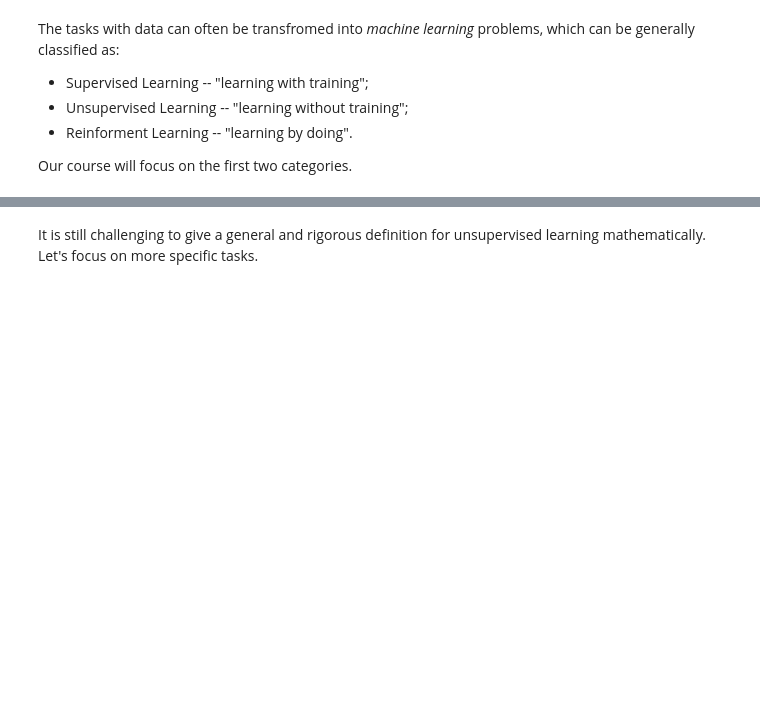
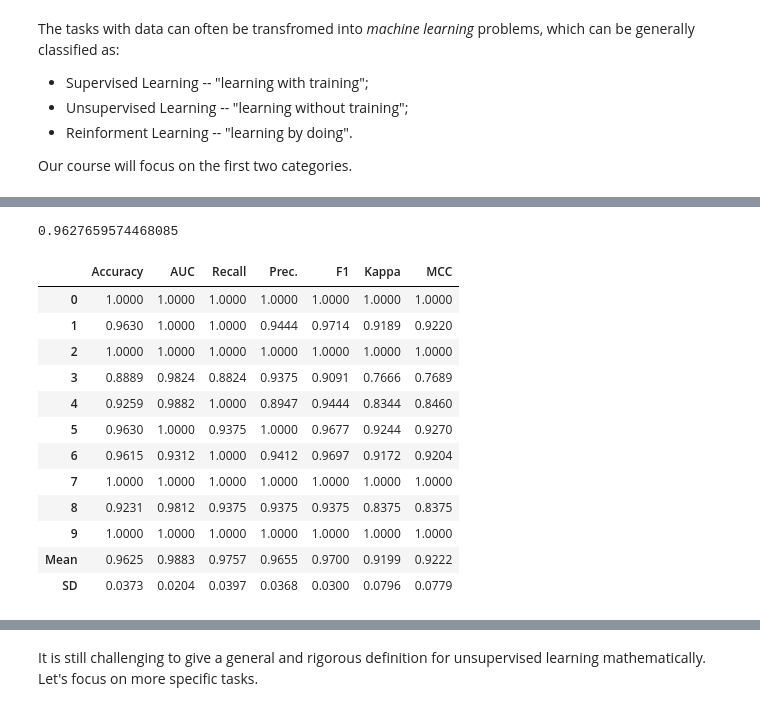
Before and after one commit to cliffzhou92/UCI_MATH_10, a Jupyter notebook: lecture/lec_1/lecture_1.ipynb, the cells around one changed output, grey strips where cells are left out. Cells and saved outputs as stored; diff of their text form; code cells hidden in the pictures; blank space fills up the shorter version.

```diff
--- a/lecture/lec_1/lecture_1.ipynb
+++ b/lecture/lec_1/lecture_1.ipynb
@@ -256,0 +422,22 @@ which can be tacked numeracally by optimzation methods (including the popular st
+# %%
+predictions_lr = predict_model(final_lr, data = X_test)
+np.mean(predictions_lr['Label'].to_numpy() == y_test.to_numpy())
+# %% [output]
+0.9627659574468085
+# %%
+from pycaret.classification import tune_model
+tuned_lr = tune_model(lr) # fine-tuning the parameters in logistic regression
+# %% [output]
+|  | Accuracy | AUC | Recall | Prec. | F1 | Kappa | MCC |
+| 0 | 1.0000 | 1.0000 | 1.0000 | 1.0000 | 1.0000 | 1.0000 | 1.0000 |
+| 1 | 0.9630 | 1.0000 | 1.0000 | 0.9444 | 0.9714 | 0.9189 | 0.9220 |
+| 2 | 1.0000 | 1.0000 | 1.0000 | 1.0000 | 1.0000 | 1.0000 | 1.0000 |
+| 3 | 0.8889 | 0.9824 | 0.8824 | 0.9375 | 0.9091 | 0.7666 | 0.7689 |
+| 4 | 0.9259 | 0.9882 | 1.0000 | 0.8947 | 0.9444 | 0.8344 | 0.8460 |
+| 5 | 0.9630 | 1.0000 | 0.9375 | 1.0000 | 0.9677 | 0.9244 | 0.9270 |
+| 6 | 0.9615 | 0.9312 | 1.0000 | 0.9412 | 0.9697 | 0.9172 | 0.9204 |
+| 7 | 1.0000 | 1.0000 | 1.0000 | 1.0000 | 1.0000 | 1.0000 | 1.0000 |
+| 8 | 0.9231 | 0.9812 | 0.9375 | 0.9375 | 0.9375 | 0.8375 | 0.8375 |
+| 9 | 1.0000 | 1.0000 | 1.0000 | 1.0000 | 1.0000 | 1.0000 | 1.0000 |
+| Mean | 0.9625 | 0.9883 | 0.9757 | 0.9655 | 0.9700 | 0.9199 | 0.9222 |
+| SD | 0.0373 | 0.0204 | 0.0397 | 0.0368 | 0.0300 | 0.0796 | 0.0779 |
```
Also changed, not shown: parts of 48 cells of this notebook, 1 other file.
